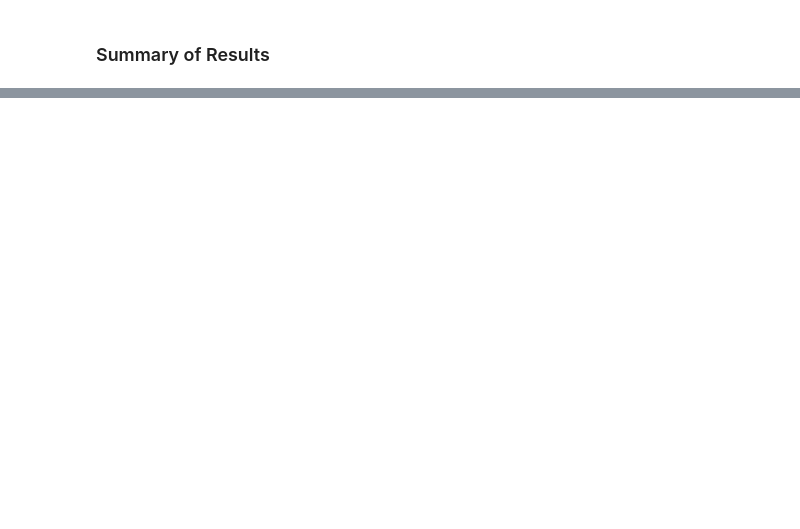
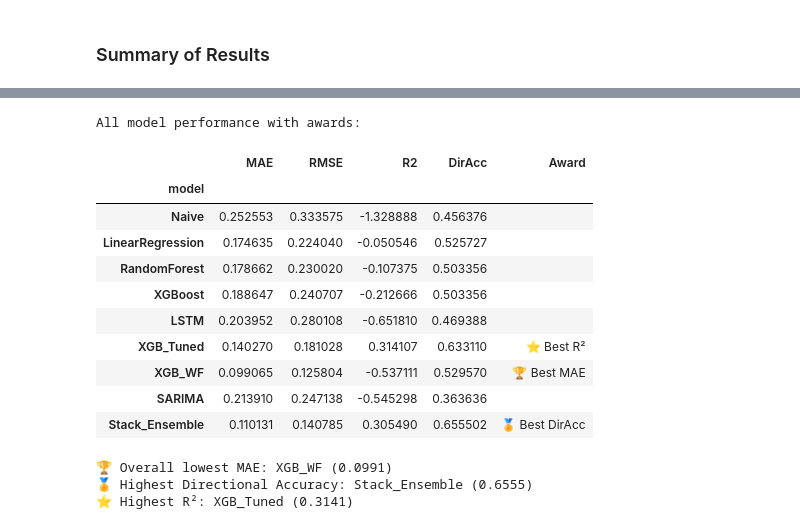
Before and after one commit to mH-13/Tesla-S, a Jupyter notebook: notebooks/02_modeling_and_evaluation.ipynb.ipynb, the cells around one changed output, grey strips where cells are left out. Cells and saved outputs as stored; diff of their text form; code cells hidden in the pictures; blank space fills up the shorter version.

```diff
--- a/notebooks/02_modeling_and_evaluation.ipynb.ipynb
+++ b/notebooks/02_modeling_and_evaluation.ipynb.ipynb
@@ -283,0 +482,53 @@ SARIMA            0.213910  0.247138 -0.545298  0.363636
+# %%
+# %% [markdown]
+# ## 18. Compare All Models & Award the Winner
+
+# %% [code]
+import pandas as pd
+
+# Assuming df_res already exists from previous summary and has index=model names
+# and columns ['MAE','RMSE','R2','DirAcc']
+
+# 18.1 Identify best model by lowest MAE
+best_mae = df_res['MAE'].min()
+winner_mae = df_res['MAE'].idxmin()
+
+# 18.2 Identify best model by highest directional accuracy
+best_dir = df_res['DirAcc'].max()
+winner_dir = df_res['DirAcc'].idxmax()
+
+# 18.3 Identify best model by highest R2
+best_r2 = df_res['R2'].max()
+winner_r2 = df_res['R2'].idxmax()
+
+# 18.4 Create an “award” column
+df_awards = df_res.copy()
+df_awards['Award'] = ''
+df_awards.loc[winner_mae, 'Award'] += '🏆 Best MAE'
+df_awards.loc[winner_dir, 'Award'] += (' & ' if df_awards.loc[winner_dir,'Award'] else '') + '🏅 Best DirAcc'
+df_awards.loc[winner_r2, 'Award'] += (' & ' if df_awards.loc[winner_r2,'Award'] else '') + '⭐ Best R²'
+
+# 18.5 Show the table with awards
+print("All model performance with awards:\n")
+display(df_awards)
+
+# 18.6 Print a summary statement
+print(f"\n🏆 Overall lowest MAE: {winner_mae} ({best_mae:.4f})")
+print(f"🏅 Highest Directional Accuracy: {winner_dir} ({best_dir:.4f})")
+print(f"⭐ Highest R²: {winner_r2} ({best_r2:.4f})")
+# %% [output]
+All model performance with awards:
+|  | MAE | RMSE | R2 | DirAcc | Award |
+| model |  |  |  |  |  |
+| Naive | 0.252553 | 0.333575 | -1.328888 | 0.456376 |  |
+| LinearRegression | 0.174635 | 0.224040 | -0.050546 | 0.525727 |  |
+| RandomForest | 0.178662 | 0.230020 | -0.107375 | 0.503356 |  |
+| XGBoost | 0.188647 | 0.240707 | -0.212666 | 0.503356 |  |
+| LSTM | 0.203952 | 0.280108 | -0.651810 | 0.469388 |  |
+| XGB_Tuned | 0.140270 | 0.181028 | 0.314107 | 0.633110 | ⭐ Best R² |
+| XGB_WF | 0.099065 | 0.125804 | -0.537111 | 0.529570 | 🏆 Best MAE |
+| SARIMA | 0.213910 | 0.247138 | -0.545298 | 0.363636 |  |
+| Stack_Ensemble | 0.110131 | 0.140785 | 0.305490 | 0.655502 | 🏅 Best DirAcc |
+🏆 Overall lowest MAE: XGB_WF (0.0991)
+🏅 Highest Directional Accuracy: Stack_Ensemble (0.6555)
+⭐ Highest R²: XGB_Tuned (0.3141)
```
Also changed, not shown: parts of 25 cells of this notebook.
